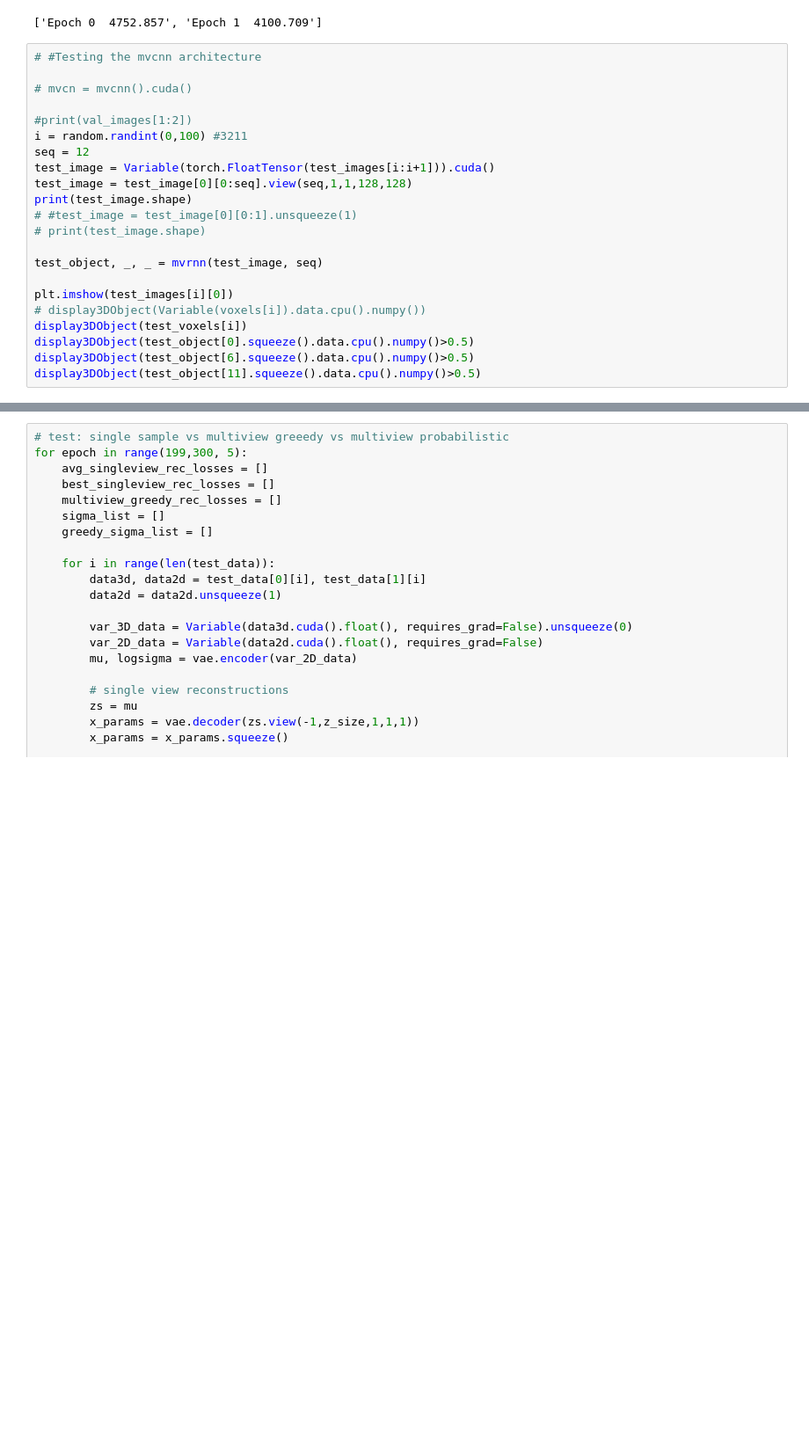
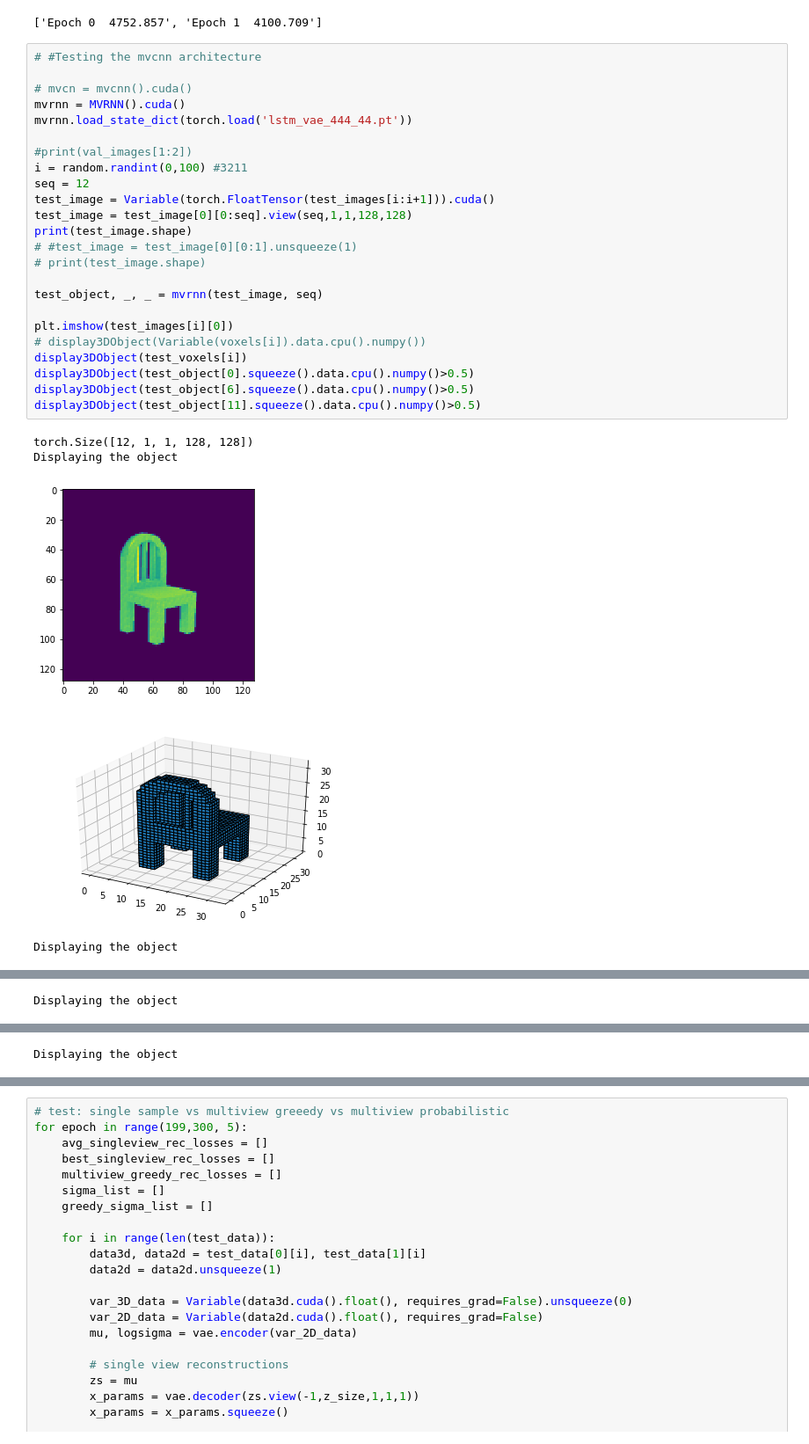
Before and after one commit to wezteoh/cross_dimension_translation, a Jupyter notebook: RNN Final Model.ipynb, the cells around one changed output, grey strips where cells are left out. Shown: that part at 88% size. Drawn from its saved outputs; the diff is of its cells as text; blank space fills up the shorter version.

```diff
--- a/RNN Final Model.ipynb
+++ b/RNN Final Model.ipynb
@@ -373,22 +374,30 @@ last_view_loss
 # %%
 # #Testing the mvcnn architecture
 
 # mvcn = mvcnn().cuda()
+mvrnn = MVRNN().cuda()
+mvrnn.load_state_dict(torch.load('lstm_vae_444_44.pt'))
 
 #print(val_images[1:2])
 i = random.randint(0,100) #3211
 seq = 12
 test_image = Variable(torch.FloatTensor(test_images[i:i+1])).cuda()
 test_image = test_image[0][0:seq].view(seq,1,1,128,128)
 print(test_image.shape)
 # #test_image = test_image[0][0:1].unsqueeze(1)
 # print(test_image.shape)
 
 test_object, _, _ = mvrnn(test_image, seq)
 
 plt.imshow(test_images[i][0])
 # display3DObject(Variable(voxels[i]).data.cpu().numpy())
 display3DObject(test_voxels[i])
 display3DObject(test_object[0].squeeze().data.cpu().numpy()>0.5)
 display3DObject(test_object[6].squeeze().data.cpu().numpy()>0.5)
 display3DObject(test_object[11].squeeze().data.cpu().numpy()>0.5)
+# %% [output]
+torch.Size([12, 1, 1, 128, 128])
+Displaying the object
+[figure, added]
+[figure, added]
+Displaying the object
@@ -394,0 +405 @@ display3DObject(test_object[11].squeeze().data.cpu().numpy()>0.5)
+Displaying the object
@@ -394,0 +407 @@ display3DObject(test_object[11].squeeze().data.cpu().numpy()>0.5)
+Displaying the object
```
Also changed, not shown: parts of 3 cells of this notebook.
